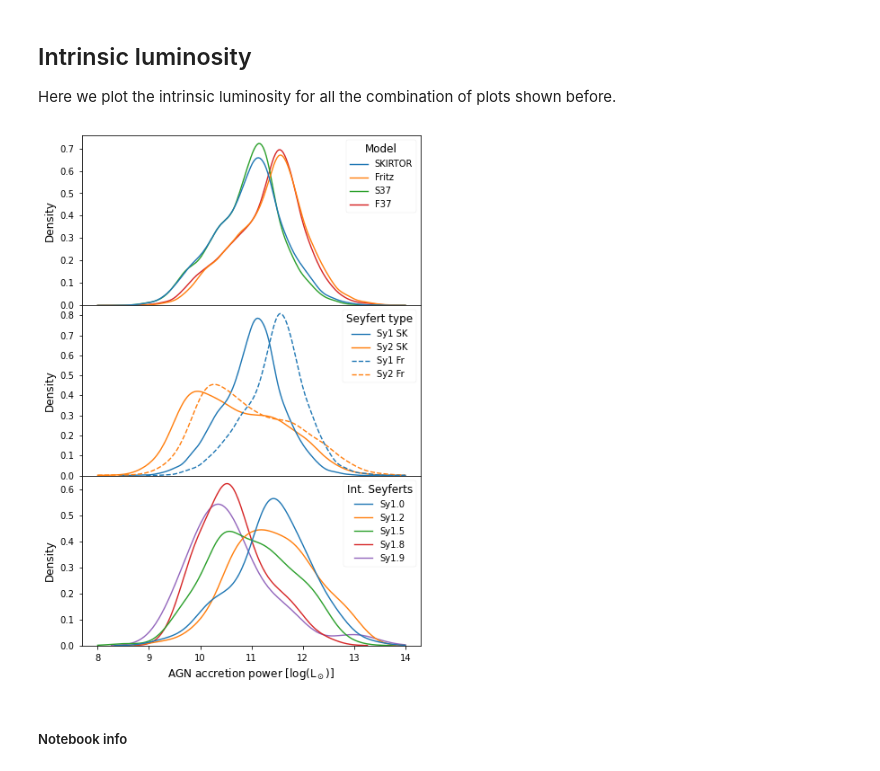
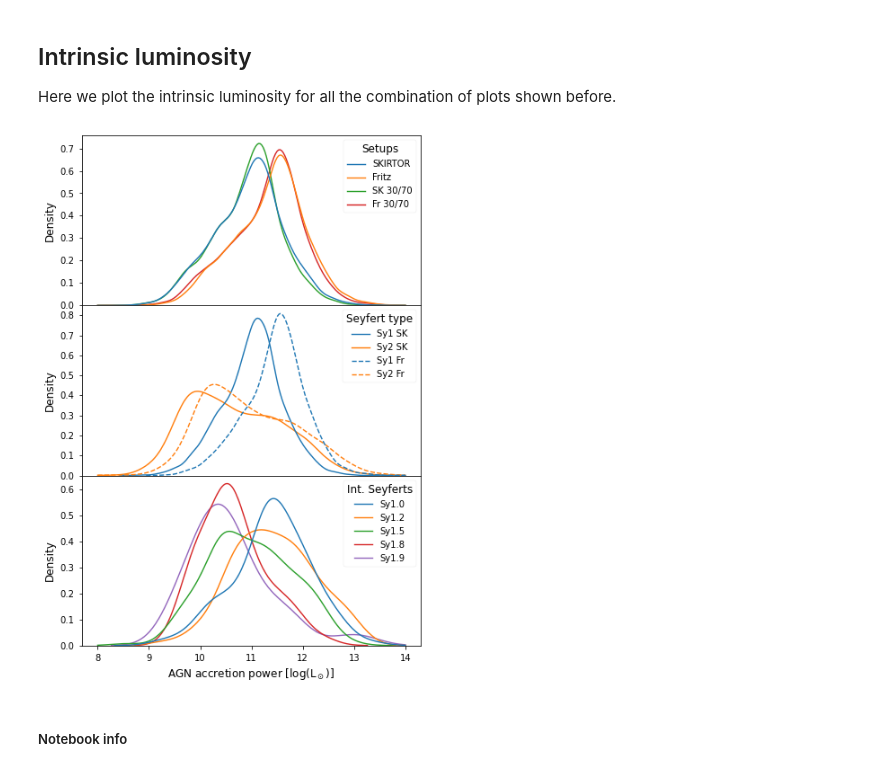
Before and after one commit to aframosp/AGNView, a Jupyter notebook: Notebooks/12_Analysis_Plots.ipynb, the cells around one changed output. Drawn from its saved outputs; the diff is of its cells as text; code cells hidden in the pictures.

Commit message:
Different changes to the Figures

```diff
--- a/Notebooks/12_Analysis_Plots.ipynb
+++ b/Notebooks/12_Analysis_Plots.ipynb
@@ -60,7 +60,7 @@ param_check = ['bayes.agn.i', 'bayes.agn.fracAGN', 'bayes.agn.disk_luminosity',
                'bayes.attenuation.E_BVs', 'bayes.sfh.tau_main', 'bayes.sfh.sfr']
 ParamUnit = ['[degrees]', 'Fraction', r'log([L$_{\odot}$])', 'mag',
              'mag', r'log([Myr])', r'log([M$_{\odot}$/yr])']
-ParamLabel = ['View. Angle', r'$f_{\rm{AGN}}$', r'$\rm{L}_{\rm{AGN}}^{\rm{disk}}$',
+ParamLabel = ['View. Angle', r'$f_{\rm{AGN}}$', r'$\rm{L}_{\rm{AGN}}^{\rm{disc}}$',
               r'Polar-dust E(B-V)', 'E(B-V)', r'$\tau_{\rm{main}}$', 'SFR']
 ParamRange = [[0, 90], [0.05, 0.95], [7, 13], [0, 1],
               [0, 0.4], [1.5, 4], [-3, 3]]
@@ -436,7 +436,7 @@ class RedshiftEvol:
 
     def plot_redshift_ev(self):
         """Calculate the moving median for each parameter in terms of Seyfert 1 and Seyfert 2
-        with a confidence interval between the 25th and 75th percentiles. For AGN disk
+        with a confidence interval between the 25th and 75th percentiles. For AGN disc
         luminosity and viewing angle we plot the criteria to separate the two samples."""
         _, axs = plt.subplots(len(self.param)+1, 1,
                               figsize=(6.75, 14.44), sharex=True)
@@ -572,34 +573,36 @@ Here we plot the intrinsic luminosity for all the combination of plots shown bef
 # %%
 # with plt.style.context('seaborn-talk'):
 with plt.style.context('seaborn-paper'):
     plt.rcParams.update({'font.size': 12})
     plt.rcParams.update({'axes.labelsize': 12})
     plt.rcParams.update({'legend.fontsize': 10})
     plt.rcParams.update({'ytick.labelsize': 10})
     plt.rcParams.update({'xtick.labelsize': 10})
     fig, (ax1, ax2, ax3) = plt.subplots(3, 1,
                                         figsize=(6.75, 10.44),
                                         sharex=True)
     sns.kdeplot(data=SFPandas, x='bayes.agn.accretion_power', hue='Model', clip=[8, 14],
                 common_norm=False, ax=ax1)
+    ax1.legend(handles=[SKI, Fri, S37, F37],
+               loc='upper right', fontsize=10, title='Setups')
     line_sty = ['-', '--']
     for i_par, k_par in enumerate(['SKIRTOR', 'Fritz']):
         sns.kdeplot(data=SFPandas[Selc5].loc[k_par],
                     x='bayes.agn.accretion_power', hue='otype_txt', clip=[8, 14],
                     common_norm=False, ls=line_sty[i_par], ax=ax2, label=k_par)
     ax2.legend(handles=[S1Cl, S2Cl, S1Sm, S2Sm],
                loc='upper right', fontsize=10, title='Seyfert type')
     sns.kdeplot(data=SFPandas[Selc7].loc[['SKIRTOR']],
                 x='bayes.agn.accretion_power', hue='Sp', clip=[8, 14], common_norm=False,
                 hue_order=['S1.0', 'S1.2', 'S1.5', 'S1.8', 'S1.9'], ax=ax3)
-    plt.legend(handles=[O1, O2, O3, O4, O5],
+    ax3.legend(handles=[O1, O2, O3, O4, O5],
                loc='upper right', fontsize=10, title='Int. Seyferts')
     plt.xlabel(r'AGN accretion power [$\log(\rm{L}_\odot)$]')
     plt.subplots_adjust(wspace=0, hspace=0)
     plt.savefig('../Figures/F10.pdf', dpi=300, bbox_inches='tight')
 #     plt.savefig('../Talk_Figures/F10.png',dpi=300,bbox_inches = 'tight') ## For Presentation
 # %% [output]
-[figure, old version]
+[figure, new version]
 # %% [markdown]
 ##### Notebook info
 # %%
```
Also changed, not shown: parts of 4 cells of this notebook, 11 other files.
